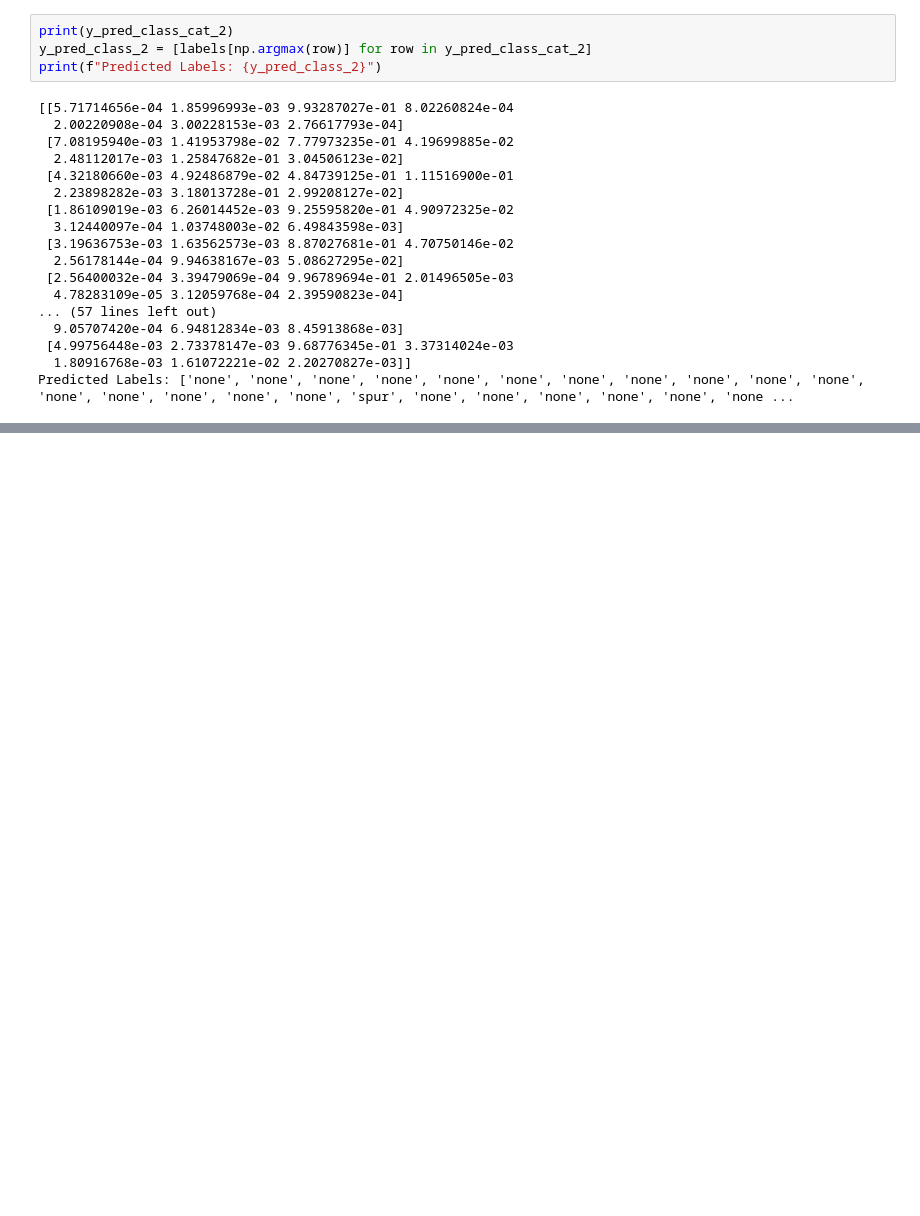
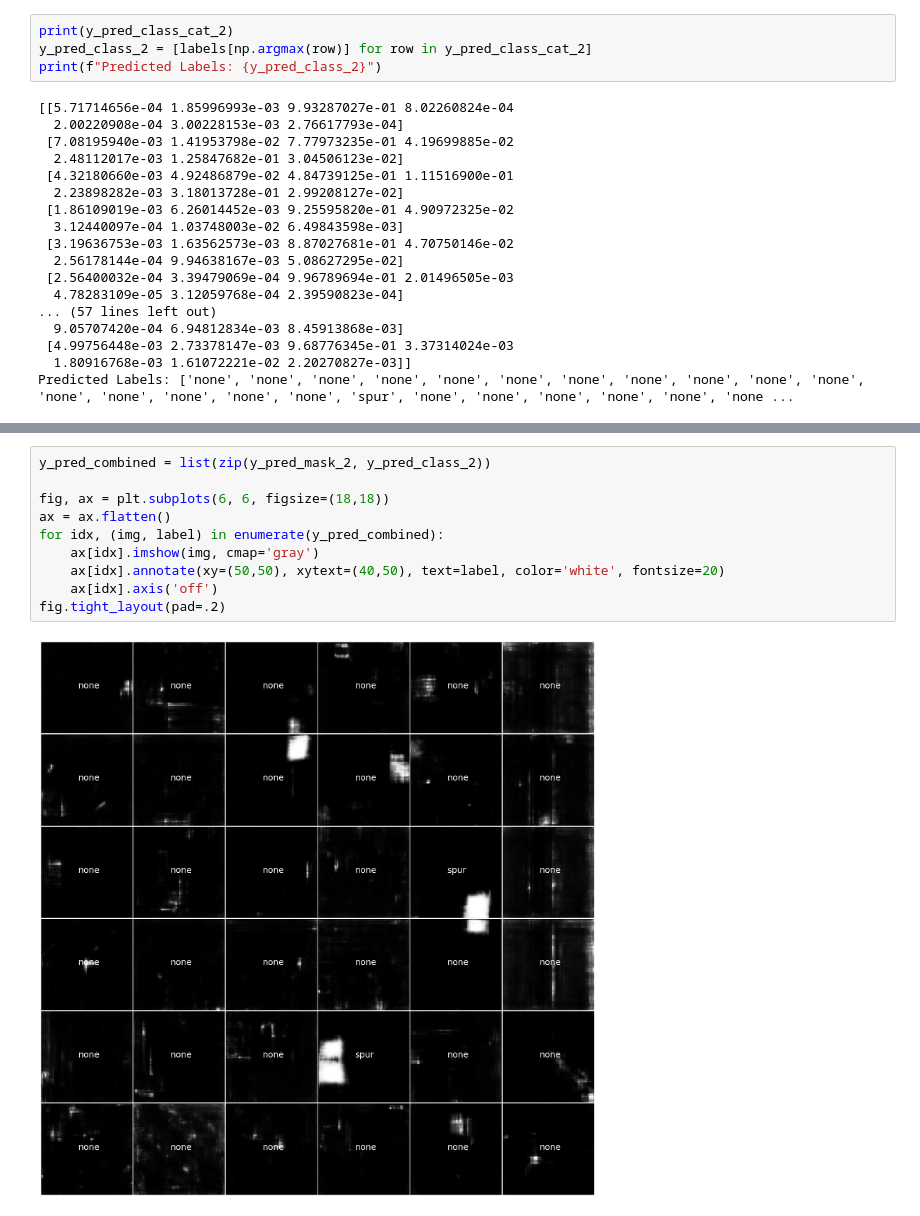
Before and after one commit to taubenus/PCB_Defects_Detection, a Jupyter notebook: notebooks/evaluation/evaluation.ipynb, the cells around one changed output, grey strips where cells are left out. Drawn from its saved outputs; the diff is of its cells as text; blank space fills up the shorter version.

```diff
--- a/notebooks/evaluation/evaluation.ipynb
+++ b/notebooks/evaluation/evaluation.ipynb
@@ -355,0 +425,12 @@ Predicted Labels: ['none', 'none', 'none', 'none', 'none', 'none', 'none', 'none
+# %%
+y_pred_combined = list(zip(y_pred_mask_2, y_pred_class_2))
+
+fig, ax = plt.subplots(6, 6, figsize=(18,18))
+ax = ax.flatten()
+for idx, (img, label) in enumerate(y_pred_combined):
+    ax[idx].imshow(img, cmap='gray')
+    ax[idx].annotate(xy=(50,50), xytext=(40,50), text=label, color='white', fontsize=20)
+    ax[idx].axis('off')
+fig.tight_layout(pad=.2)
+# %% [output]
+[figure, added]
```
Also changed, not shown: parts of 8 cells of this notebook, 1 other file.
